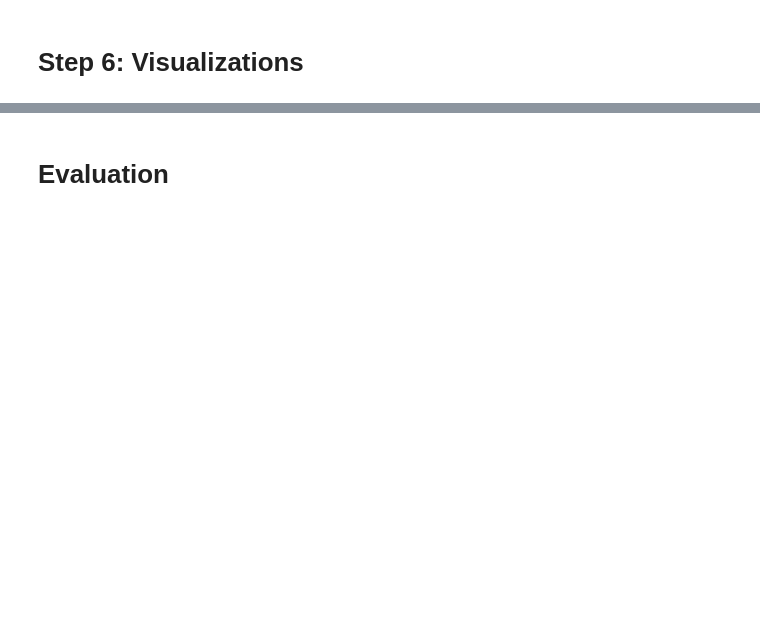
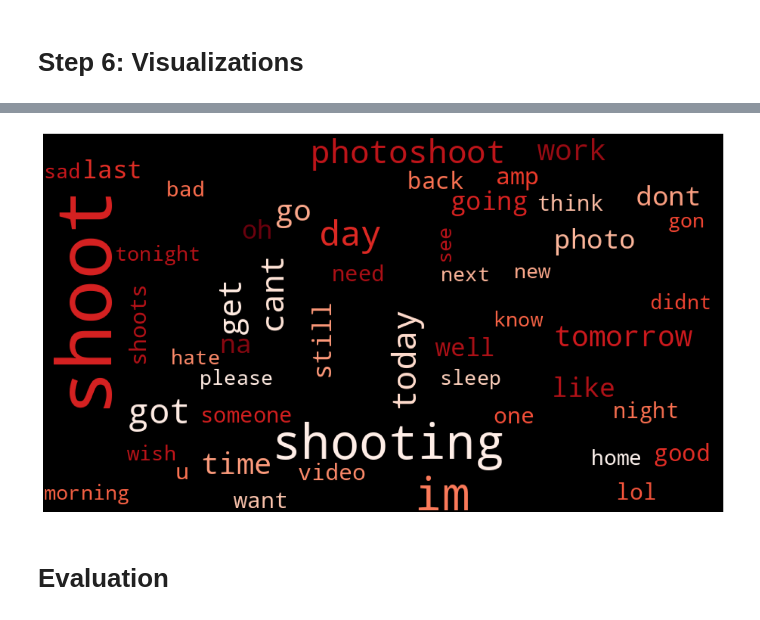
Before and after one commit to Kyle-Markwardt/twitter-sentiment, a Jupyter notebook: sentiment-challenge.ipynb, the cells around one changed output, grey strips where cells are left out. Drawn from its saved outputs; the diff is of its cells as text; code cells hidden in the pictures; blank space fills up the shorter version.

```diff
--- a/sentiment-challenge.ipynb
+++ b/sentiment-challenge.ipynb
@@ -68,3 +162,20 @@ from sklearn.model_selection import GridSearchCV
+# %%
+# Negative sentiment wc
+wordfreq_neg = Counter(big_list_neg)
+
+wordcloud_neg = WordCloud(width=900,
+                  height=500,
+                  max_words=50,
+                  max_font_size=100,
+                  relative_scaling=0.5,
+                  colormap='Reds',
+                  normalize_plurals=True).generate_from_frequencies(wordfreq_neg)
+plt.figure(figsize=(17,14))
+plt.imshow(wordcloud_neg, cmap="gray_r")
+plt.axis("off")
+plt.show()
+# %% [output]
+[figure, added]
 # %% [markdown]
 # Evaluation
 # %%
```
Also changed, not shown: parts of 14 cells of this notebook.
